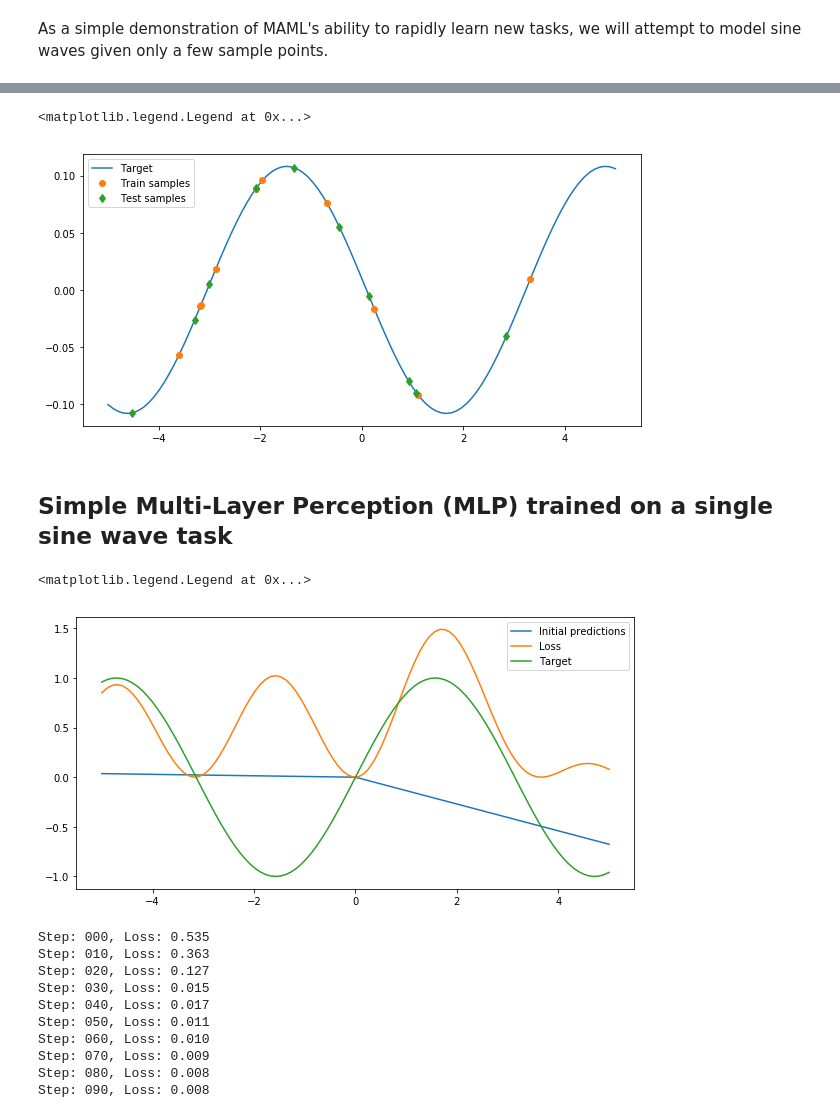
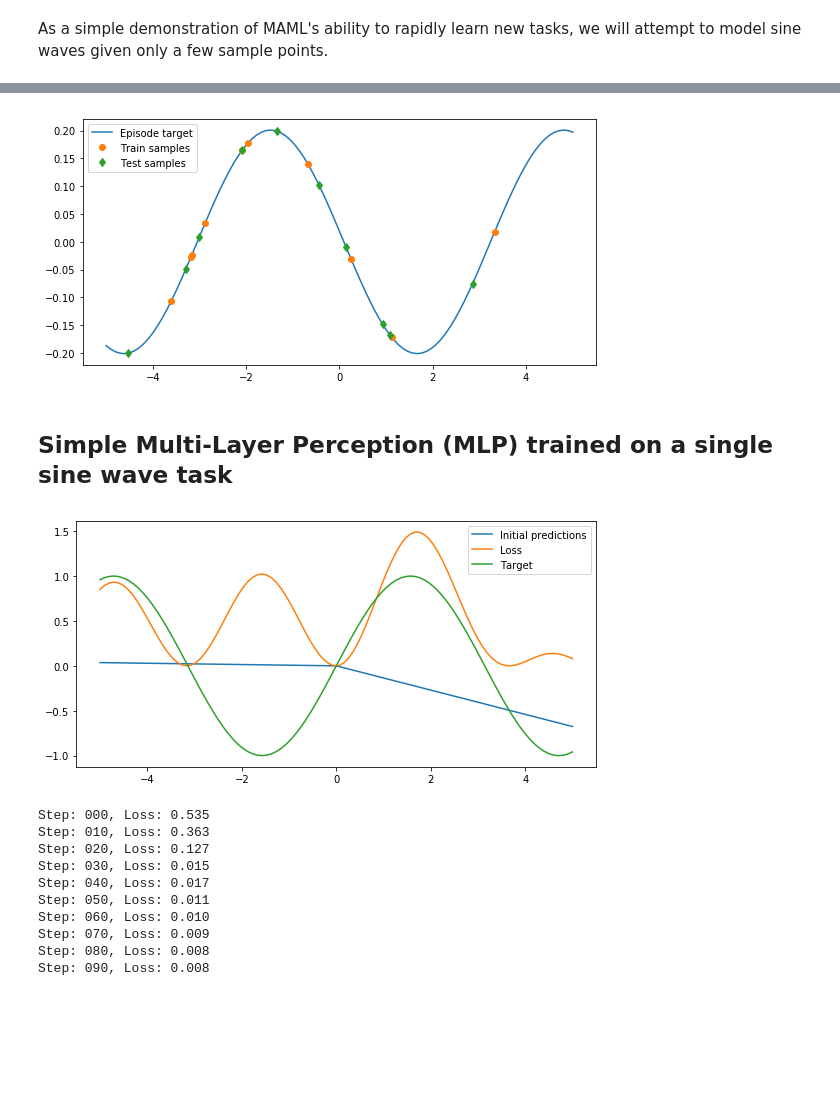
Before and after one commit to rpeloff/MAML, a Jupyter notebook: maml.ipynb, the cells around one changed output, grey strips where cells are left out. Saved outputs shown, nothing was run; the diff lists cells and outputs as text; code cells hidden in the pictures; blank space fills up the shorter version.

```diff
--- a/maml.ipynb
+++ b/maml.ipynb
@@ -127,9 +123,9 @@ def sinusoid_episode(K_shot, amplitude=None, phase=None, N_eval=None):
 
     return x_train, y_train, x_test, y_test
 # %%
-plt.figure(figsize=(10, 5))
+plt.figure(figsize=(8, 4))
 
-amplitude = np.random.uniform(low=0.1, high=.5)
+amplitude = np.random.uniform(low=0.1, high=5.)
 phase = np.random.uniform(low=0., high=np.pi)
 
 x_train, y_train, x_test, y_test = sinusoid_episode(
@@ -137,14 +133,14 @@ x_train, y_train, x_test, y_test = sinusoid_episode(
 
 y_task = amplitude * np.sin(x_input_range + phase)
 
-plt.plot(x_input_range, y_task, label="Target".format(i + 1))
+plt.plot(x_input_range, y_task, label="Episode target".format(i + 1))
 plt.plot(x_train, y_train, "o", label="Train samples".format(i + 1))
 plt.plot(x_test, y_test, "d", label="Test samples".format(i + 1))
 
 plt.legend()
+plt.tight_layout()
 # %% [output]
-<matplotlib.legend.Legend at 0x...>
-[figure, old version]
+[figure, new version]
 # %% [markdown]
 ## Simple Multi-Layer Perception (MLP) trained on a single sine wave task
 # %%
@@ -154,32 +150,30 @@ def create_regression_mlp():
         tf.keras.layers.Dense(40, activation=tf.nn.relu),
         tf.keras.layers.Dense(1)])
 # %%
-def mse_loss(model, inputs, targets):
-    """Compute average mean squared error loss for the inputs batch."""
-    predictions = model(inputs)
+def mse_loss(predictions, targets):
+    """Compute average mean squared error loss for the predictions."""
     return tf.reduce_mean((targets - predictions)**2)
-# %%
-x_input_range = np.linspace(-5, 5, 100, dtype=np.float32).reshape((100, 1))
-y_task = 1. * np.sin(x_input_range + 0.)
 # %%
 model = create_regression_mlp()
 # %%
-plt.figure(figsize=(10, 5))
+plt.figure(figsize=(8, 4))
+
+y_task = 1. * np.sin(x_input_range + 0.)
 
 initial_predictions = model(x_input_range)
 
 losses = []  # apply loss per-input (no averaging)
 for x, y in zip(x_input_range, y_task):
-    losses.append(mse_loss(model, np.asarray([x]), np.asarray([y])))
+    losses.append(mse_loss(model(np.asarray([x])), np.asarray([y])))
 
 plt.plot(x_input_range, initial_predictions, label="Initial predictions")
 plt.plot(x_input_range, losses, label="Loss")
 plt.plot(x_input_range, y_task, label="Target")
 
 plt.legend()
+plt.tight_layout()
 # %% [output]
-<matplotlib.legend.Legend at 0x...>
-[figure, old version]
+[figure, new version]
 # %%
 def train_step(model, loss, optimizer, x_inputs, y_targets):
     """Train model on (x, y) batch for one gradient update."""
```
Also changed, not shown: parts of 16 cells of this notebook.
